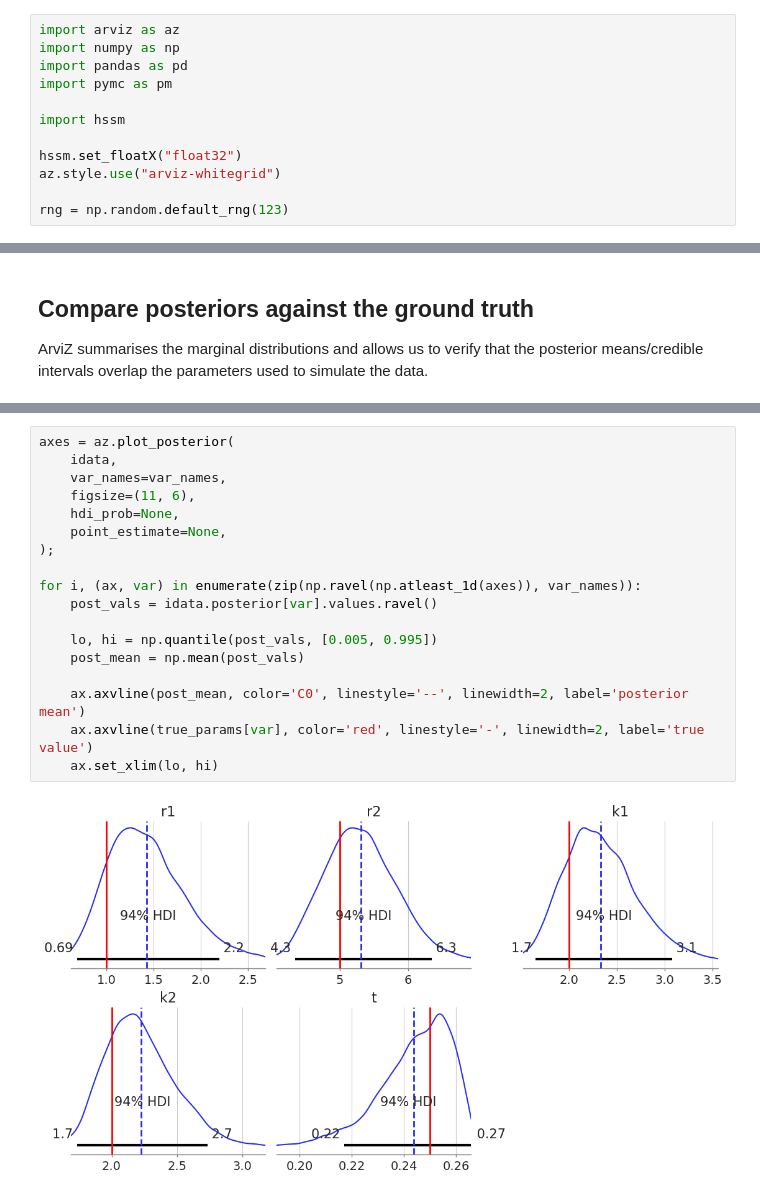
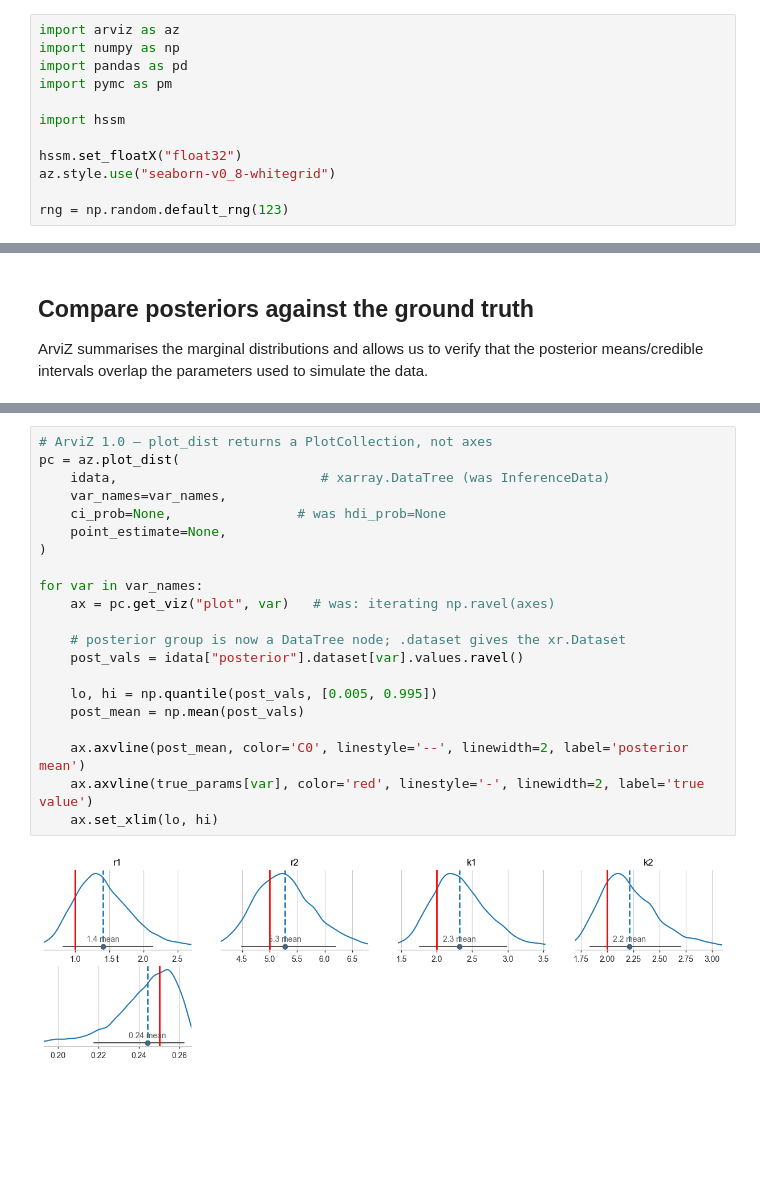
Before and after one commit to lnccbrown/HSSM, a Jupyter notebook: docs/tutorials/poisson_race.ipynb, the cells around one changed output, grey strips where cells are left out. Cells and saved outputs as stored; diff of their text form; blank space fills up the shorter version.

```diff
--- a/docs/tutorials/poisson_race.ipynb
+++ b/docs/tutorials/poisson_race.ipynb
@@ -11,7 +11,7 @@ import pymc as pm
 import hssm
 
 hssm.set_floatX("float32")
-az.style.use("arviz-whitegrid")
+az.style.use("seaborn-v0_8-whitegrid")
 
 rng = np.random.default_rng(123)
 # %% [output]
@@ -127,20 +127,23 @@ summary
 # %%
-axes = az.plot_posterior(
-    idata,
+# ArviZ 1.0 — plot_dist returns a PlotCollection, not axes
+pc = az.plot_dist(
+    idata,                          # xarray.DataTree (was InferenceData)
     var_names=var_names,
-    figsize=(11, 6),
-    hdi_prob=None,
+    ci_prob=None,                # was hdi_prob=None
     point_estimate=None,
-);
+)
 
-for i, (ax, var) in enumerate(zip(np.ravel(np.atleast_1d(axes)), var_names)):
-    post_vals = idata.posterior[var].values.ravel()
+for var in var_names:
+    ax = pc.get_viz("plot", var)   # was: iterating np.ravel(axes)
+
+    # posterior group is now a DataTree node; .dataset gives the xr.Dataset
+    post_vals = idata["posterior"].dataset[var].values.ravel()
 
     lo, hi = np.quantile(post_vals, [0.005, 0.995])
     post_mean = np.mean(post_vals)
 
     ax.axvline(post_mean, color='C0', linestyle='--', linewidth=2, label='posterior mean')
     ax.axvline(true_params[var], color='red', linestyle='-', linewidth=2, label='true value')
     ax.set_xlim(lo, hi)
 # %% [output]
-[figure, old version]
+[figure, new version]
```
Also changed, not shown: parts of 2 cells of this notebook.
